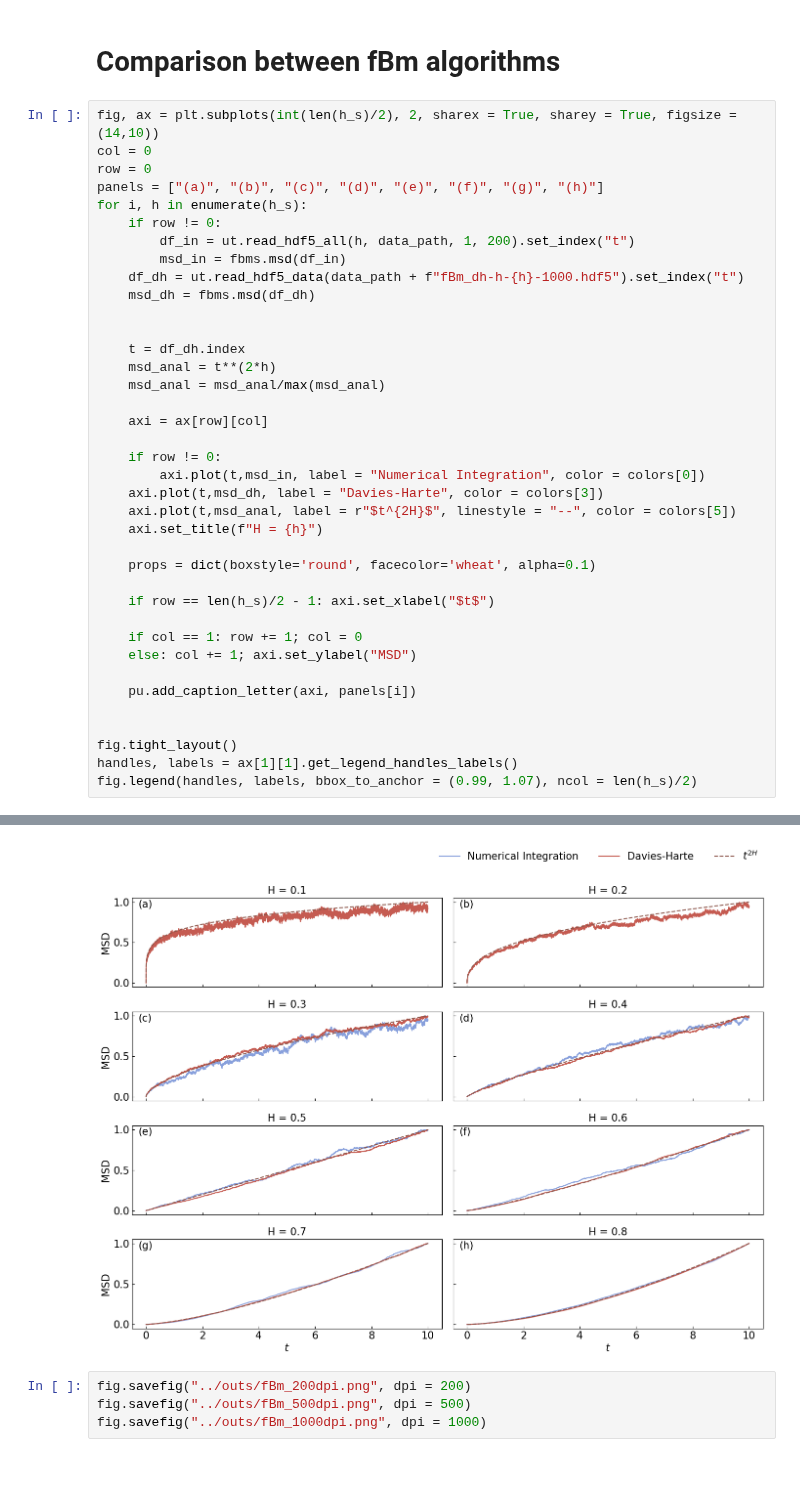
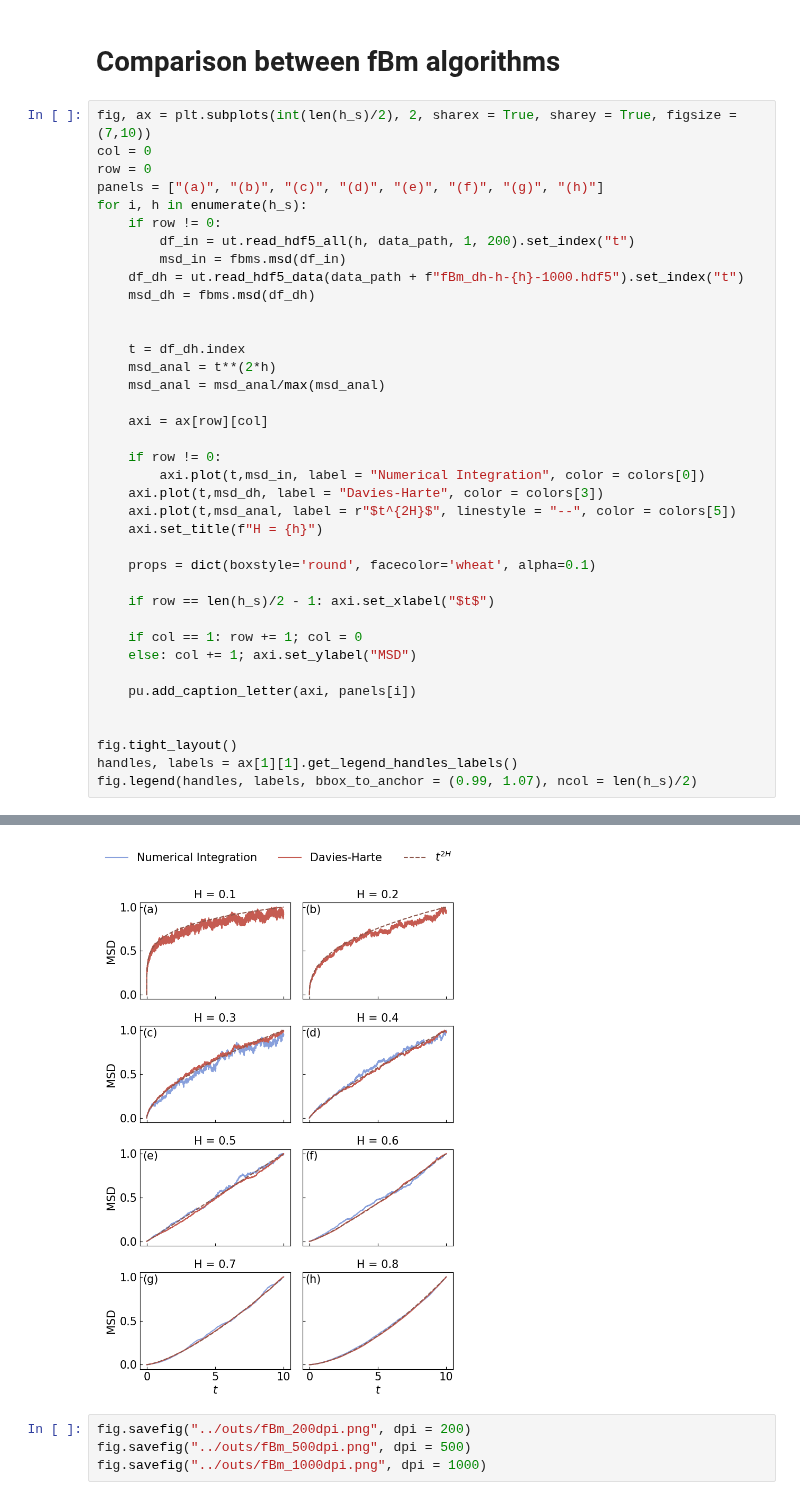
Before and after one commit to davidsantiagoquevedo/fractional-langevin-equations, a Jupyter notebook: analysis/paper_results_fBm.ipynb, the cells around one changed output, grey strips where cells are left out. Cells and saved outputs as stored; diff of their text form; blank space fills up the shorter version.

Commit message:
style: rearranged plots and changed relative sizes. Added 200dpi plot for solutions

```diff
--- a/analysis/paper_results_fBm.ipynb
+++ b/analysis/paper_results_fBm.ipynb
@@ -13,7 +13,7 @@ h_s = [0.1, 0.2, 0.3, 0.4, 0.5, 0.6, 0.7, 0.8]
 # %% [markdown]
 # Comparison between fBm algorithms
 # %%
-fig, ax = plt.subplots(int(len(h_s)/2), 2, sharex = True, sharey = True, figsize = (14,10))
+fig, ax = plt.subplots(int(len(h_s)/2), 2, sharex = True, sharey = True, figsize = (7,10))
 col = 0
 row = 0
 panels = ["(a)", "(b)", "(c)", "(d)", "(e)", "(f)", "(g)", "(h)"]
@@ -25,34 +25,34 @@ for i, h in enumerate(h_s):
     msd_dh = fbms.msd(df_dh)
 
 
     t = df_dh.index
     msd_anal = t**(2*h)
     msd_anal = msd_anal/max(msd_anal)
 
     axi = ax[row][col]
 
     if row != 0:
         axi.plot(t,msd_in, label = "Numerical Integration", color = colors[0])
     axi.plot(t,msd_dh, label = "Davies-Harte", color = colors[3])
     axi.plot(t,msd_anal, label = r"$t^{2H}$", linestyle = "--", color = colors[5])
     axi.set_title(f"H = {h}")
 
     props = dict(boxstyle='round', facecolor='wheat', alpha=0.1)
 
     if row == len(h_s)/2 - 1: axi.set_xlabel("$t$")
 
     if col == 1: row += 1; col = 0
     else: col += 1; axi.set_ylabel("MSD")
 
     pu.add_caption_letter(axi, panels[i])
 
 
 fig.tight_layout()
 handles, labels = ax[1][1].get_legend_handles_labels()
 fig.legend(handles, labels, bbox_to_anchor = (0.99, 1.07), ncol = len(h_s)/2)
 # %% [output]
 <matplotlib.legend.Legend at 0x...>
-[figure, old version]
+[figure, new version]
 # %%
 fig.savefig("../outs/fBm_200dpi.png", dpi = 200)
 fig.savefig("../outs/fBm_500dpi.png", dpi = 500)
```
Also changed, not shown: 6 other files.
